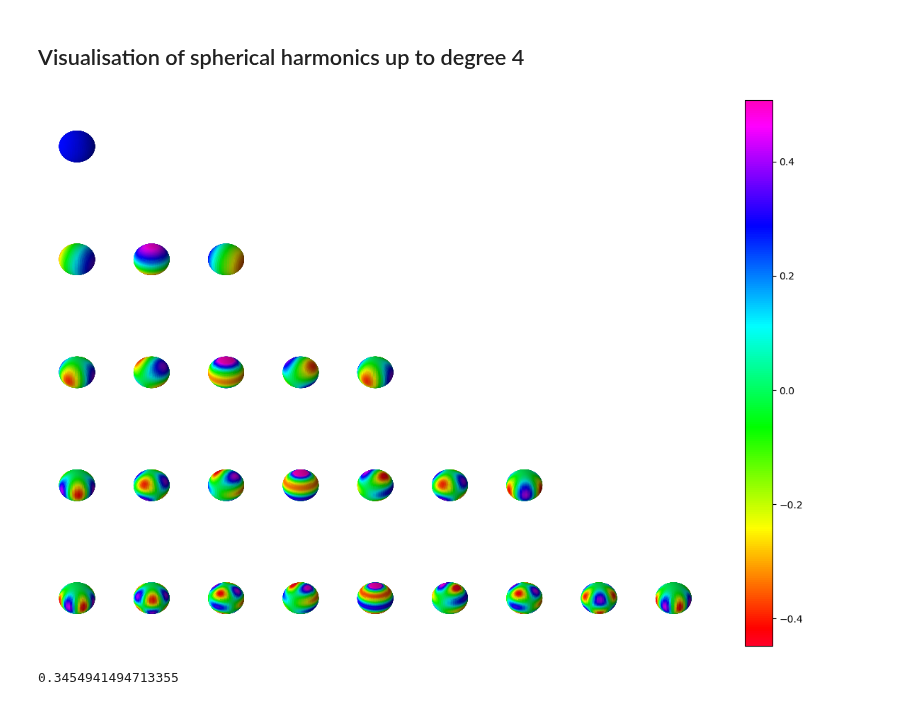
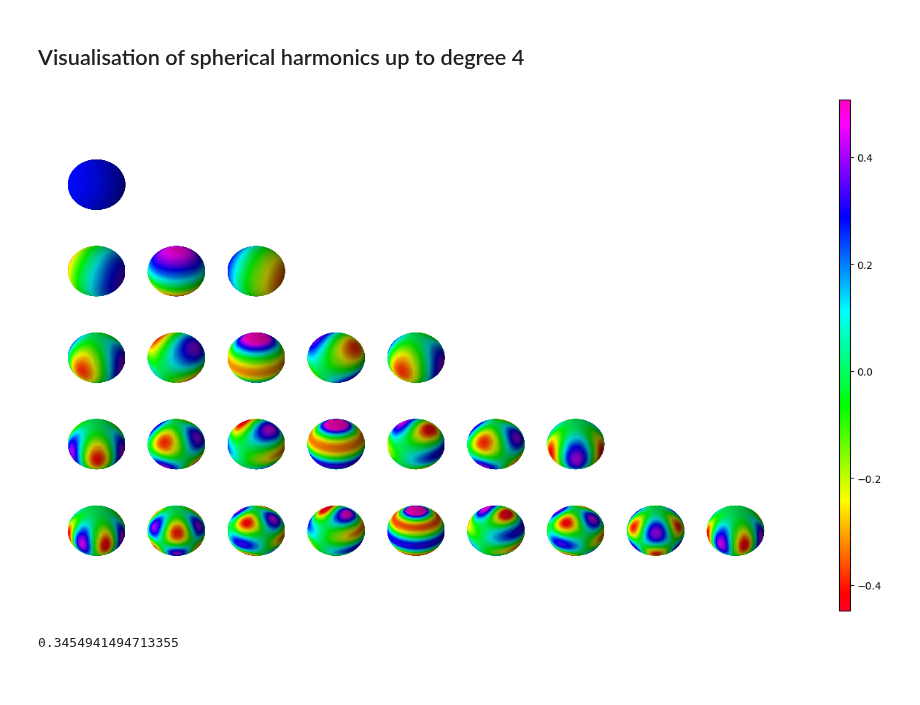
Before and after one commit to AlesRessler/AlesMScProject, a Jupyter notebook: 05 Spherical harmonics visualisation.ipynb, the cells around one changed output. Cells and saved outputs as stored; diff of their text form; code cells hidden in the pictures.

```diff
--- a/05 Spherical harmonics visualisation.ipynb
+++ b/05 Spherical harmonics visualisation.ipynb
@@ -19,9 +19,9 @@ from sphericalharmonics.spherical_fourier_transform import get_inverse_spherical
 # %% [markdown]
 ## Visualisation of spherical harmonics up to degree 4
 # %%
-plotAllHarmonicsUpToDegree(4, resolution=50)
+plotAllHarmonicsUpToDegree(4, resolution=100)
 # %% [output]
-[figure, old version]
+[figure, new version]
 # %%
 sph_harm(-1, 1, 0.0, np.pi/2).real
 # %% [output]
```
Also changed, not shown: 1 other file.
